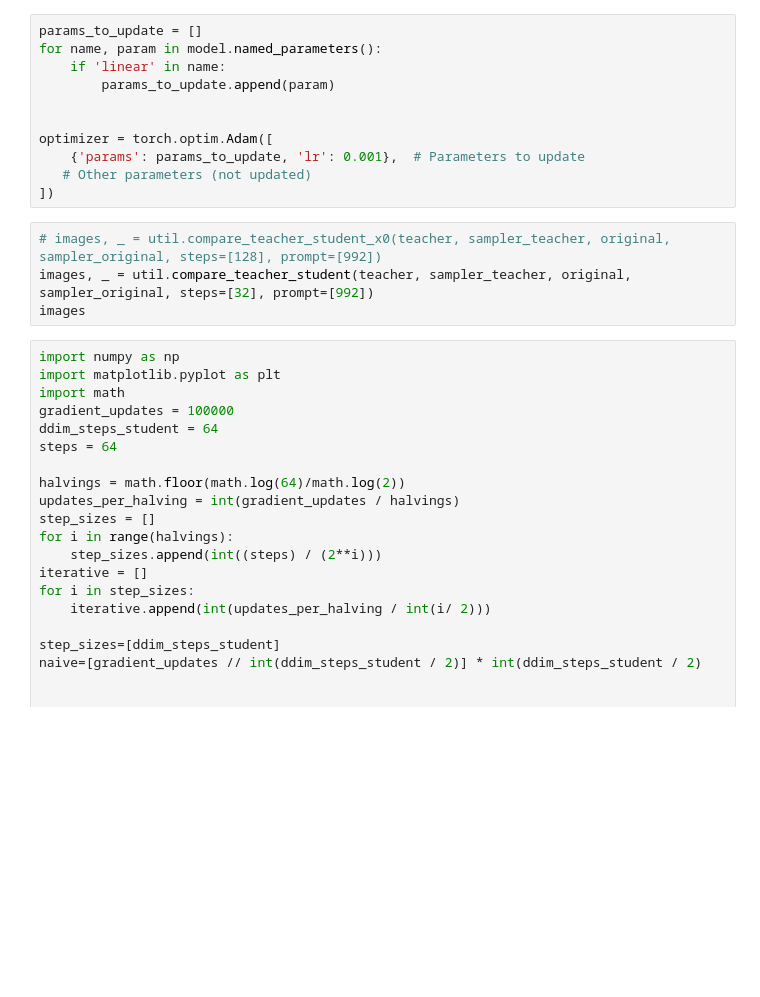
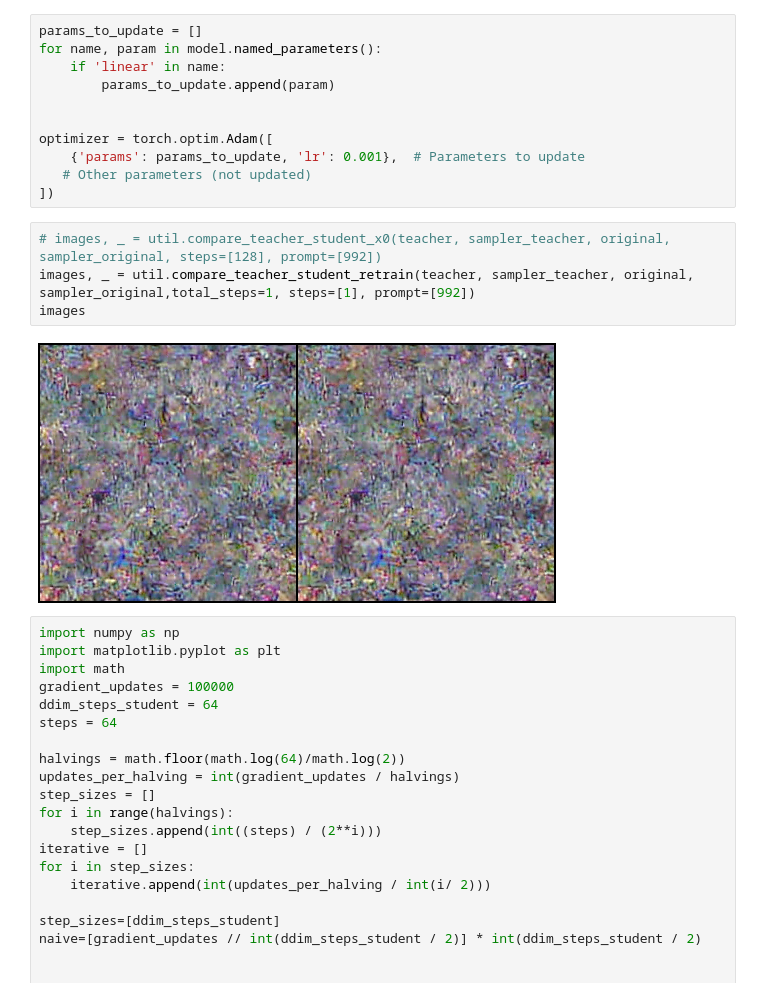
Before and after one commit to Pmobilee/DSD, a Jupyter notebook: DSD/CIN_Notebook.ipynb, the cells around one changed output. Drawn from its saved outputs; the diff is of its cells as text; blank space fills up the shorter version.

```diff
--- a/DSD/CIN_Notebook.ipynb
+++ b/DSD/CIN_Notebook.ipynb
@@ -49,8 +50,10 @@ optimizer = torch.optim.Adam([
 ])
 # %%
 # images, _ = util.compare_teacher_student_x0(teacher, sampler_teacher, original, sampler_original, steps=[128], prompt=[992])
-images, _ = util.compare_teacher_student(teacher, sampler_teacher, original, sampler_original, steps=[32], prompt=[992])
+images, _ = util.compare_teacher_student_retrain(teacher, sampler_teacher, original, sampler_original,total_steps=1, steps=[1], prompt=[992])
 images
+# %% [output]
+[figure, added]
 # %%
 import numpy as np
 import matplotlib.pyplot as plt
```
Also changed, not shown: parts of 1 cell of this notebook, 1 other file.
